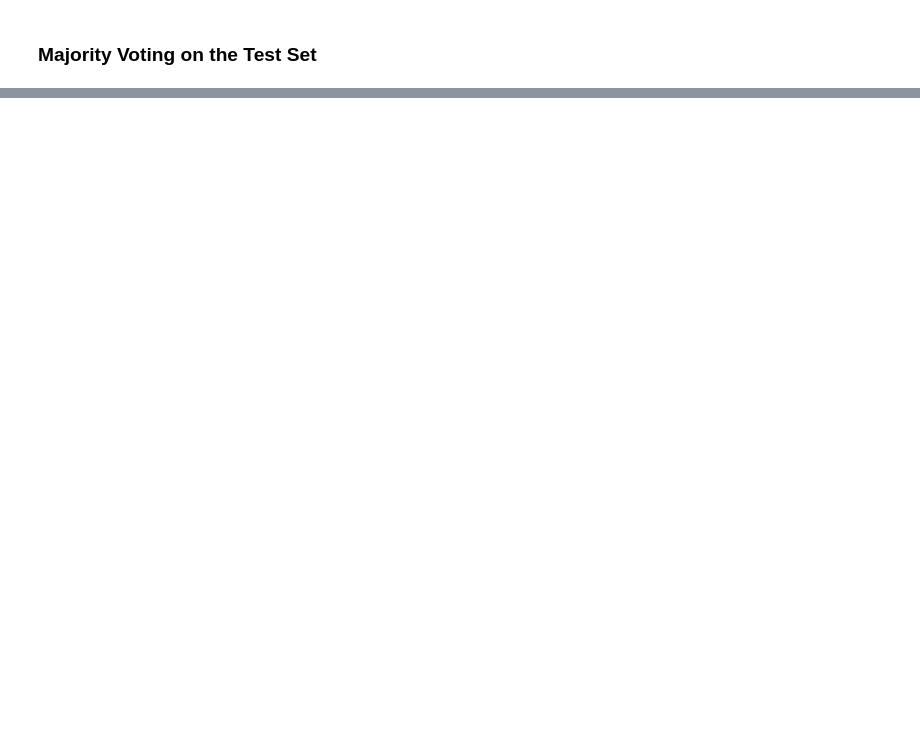
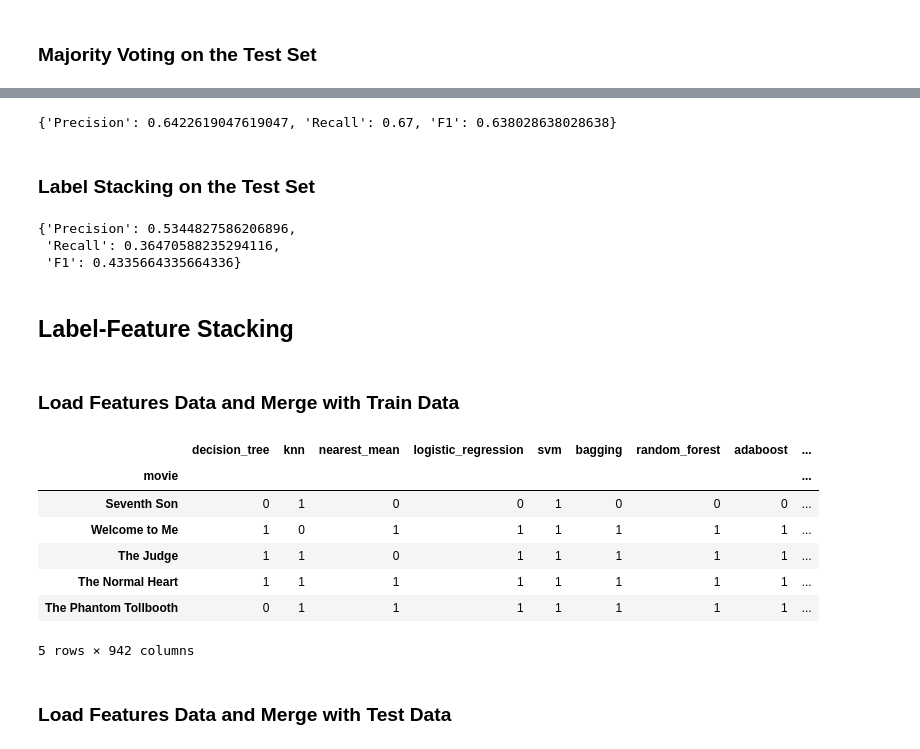
Before and after one commit to mrpip/ExperimentDesign_ex2_CoE, a Jupyter notebook: 3_Classifier_Stacking.ipynb, the cells around one changed output, grey strips where cells are left out. Saved outputs shown, nothing was run; the diff lists cells and outputs as text; code cells hidden in the pictures; blank space fills up the shorter version.

Commit message:
classifier stacking final (without audio and text)

```diff
--- a/3_Classifier_Stacking.ipynb
+++ b/3_Classifier_Stacking.ipynb
@@ -5,6 +5,7 @@ warnings.simplefilter(action='ignore', category=FutureWarning)
 warnings.simplefilter(action='ignore', category=DeprecationWarning)
 
 import pandas as pd
+pd.options.display.max_rows = 250
 import numpy as np
 import csv
 import glob
@@ -13,8 +14,9 @@ import ntpath
 import os
 from functools import reduce
 
-from sklearn.ensemble import VotingClassifier
+from sklearn.model_selection import cross_validate
 from sklearn.metrics import precision_score, recall_score, f1_score
+from sklearn.linear_model import LogisticRegression
 # %% [markdown]
 ## Majority Voting
 # %% [markdown]
@@ -140,0 +179,53 @@ majority_scores_test
+# %%
+np.random.seed(1)
+label_stacking_scores_train = label_stacking(majority_train)
+label_stacking_scores_train
+# %% [output]
+{'Precision': 0.6422619047619047, 'Recall': 0.67, 'F1': 0.638028638028638}
+# %% [markdown]
+### Label Stacking on the Test Set
+# %%
+np.random.seed(1)
+label_stacking_scores_test = label_stacking(majority_train, majority_test, CV = False)
+label_stacking_scores_test
+# %% [output]
+{'Precision': 0.5344827586206896,
+ 'Recall': 0.36470588235294116,
+ 'F1': 0.4335664335664336}
+# %% [markdown]
+## Label-Feature Stacking
+# %% [markdown]
+### Load Features Data and Merge with Train Data
+# %%
+# load stacking files
+metadata_feature_train = pd.read_csv(r'out/meta_train.csv', index_col = 0, header = 0)
+
+textual_feature_train = pd.read_csv(r'out/text_yhat_train.csv', index_col = 10, header = 0)
+textual_feature_train.index.names = ['movie']
+textual_feature_train = textual_train.drop('goodforairplanes', axis='columns')
+
+visual_feature_train = pd.read_csv(r'out/visual_predictions_labels_train.csv', index_col = 0, header = 0)
+
+audio_feature_train = pd.read_csv(r'out/audio_yhat_train.csv', index_col = 10, header = 0)
+audio_feature_train.index.names = ['movie']
+
+# merge dataframes
+#dfs = [metadata_train, metadata_feature_train, textual_train, textual_feature_train, visual_feature_train,
+#       audio_train, audio_feature_train]
+dfs = [metadata_train, metadata_feature_train, visual_feature_train]
+features_train = reduce(lambda left, right: pd.merge(left, right, on = 'movie'), dfs)
+
+# rearrange columns
+features_train = features_train[[c for c in features_train if c not in ['goodforairplanes']] + ['goodforairplanes']]
+features_train.head()
+# %% [output]
+|  | decision_tree | knn | nearest_mean | logistic_regression | svm | bagging | random_forest | adaboost | ... |
+| movie |  |  |  |  |  |  |  |  | ... |
+| Seventh Son | 0 | 1 | 0 | 0 | 1 | 0 | 0 | 0 | ... |
+| Welcome to Me | 1 | 0 | 1 | 1 | 1 | 1 | 1 | 1 | ... |
+| The Judge | 1 | 1 | 0 | 1 | 1 | 1 | 1 | 1 | ... |
+| The Normal Heart | 1 | 1 | 1 | 1 | 1 | 1 | 1 | 1 | ... |
+| The Phantom Tollbooth | 0 | 1 | 1 | 1 | 1 | 1 | 1 | 1 | ... |
+5 rows × 942 columns
+# %% [markdown]
+### Load Features Data and Merge with Test Data
```
Also changed, not shown: parts of 15 cells of this notebook.
